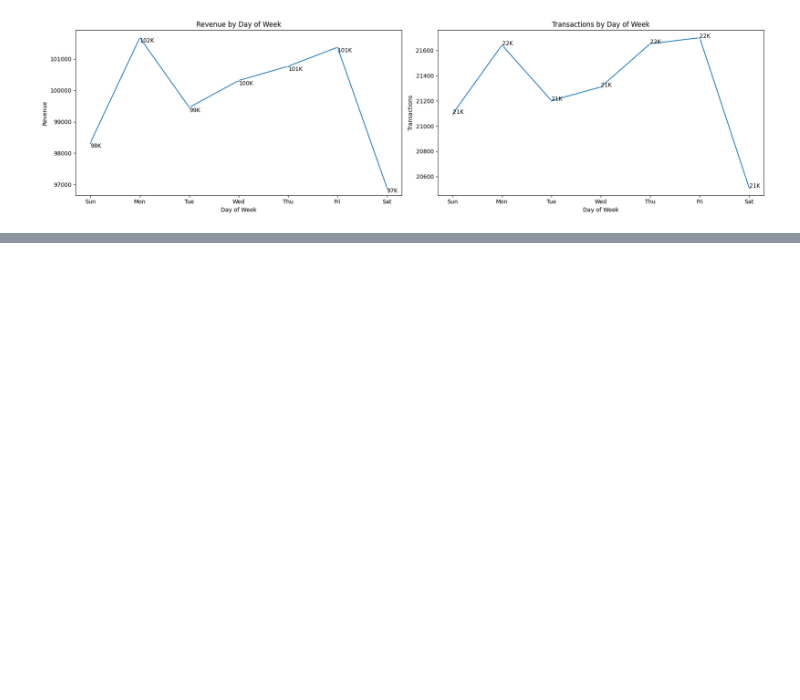
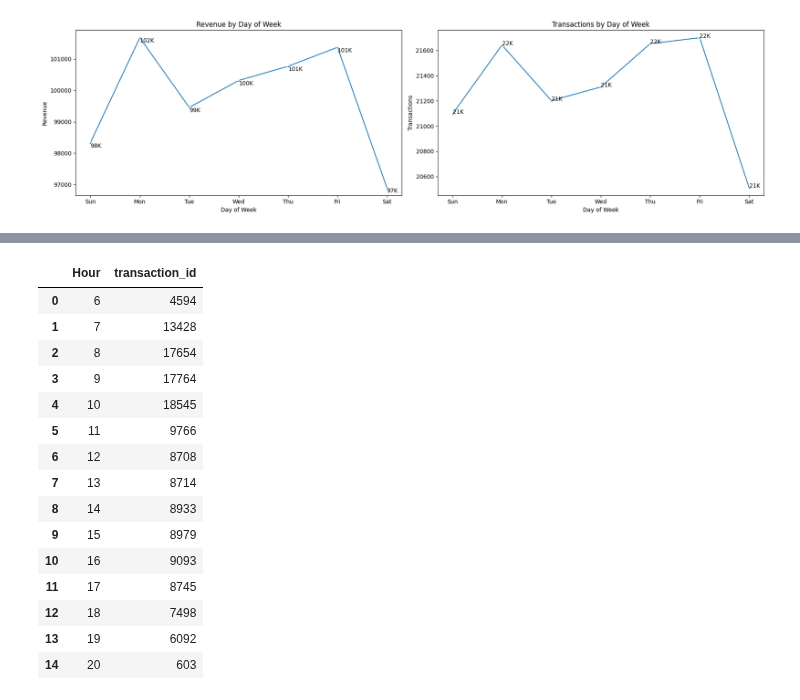
Before and after one commit to Akshay-Paunikar/Maven_Analytics_Challenges, a Jupyter notebook: Projects/Coffee_Shop_Sales/Coffee_Shop_Sales.ipynb, the cells around one changed output, grey strips where cells are left out. Saved outputs shown, nothing was run; the diff lists cells and outputs as text; code cells hidden in the pictures; blank space fills up the shorter version.

```diff
--- a/Projects/Coffee_Shop_Sales/Coffee_Shop_Sales.ipynb
+++ b/Projects/Coffee_Shop_Sales/Coffee_Shop_Sales.ipynb
@@ -337,0 +359,21 @@ plt.show()
+# %%
+# Transactions by Hour
+hour_tran = data.groupby(['Hour'])['transaction_id'].count().reset_index()
+hour_tran
+# %% [output]
+|  | Hour | transaction_id |
+| 0 | 6 | 4594 |
+| 1 | 7 | 13428 |
+| 2 | 8 | 17654 |
+| 3 | 9 | 17764 |
+| 4 | 10 | 18545 |
+| 5 | 11 | 9766 |
+| 6 | 12 | 8708 |
+| 7 | 13 | 8714 |
+| 8 | 14 | 8933 |
+| 9 | 15 | 8979 |
+| 10 | 16 | 9093 |
+| 11 | 17 | 8745 |
+| 12 | 18 | 7498 |
+| 13 | 19 | 6092 |
+| 14 | 20 | 603 |
```
Also changed, not shown: parts of 2 cells of this notebook.
